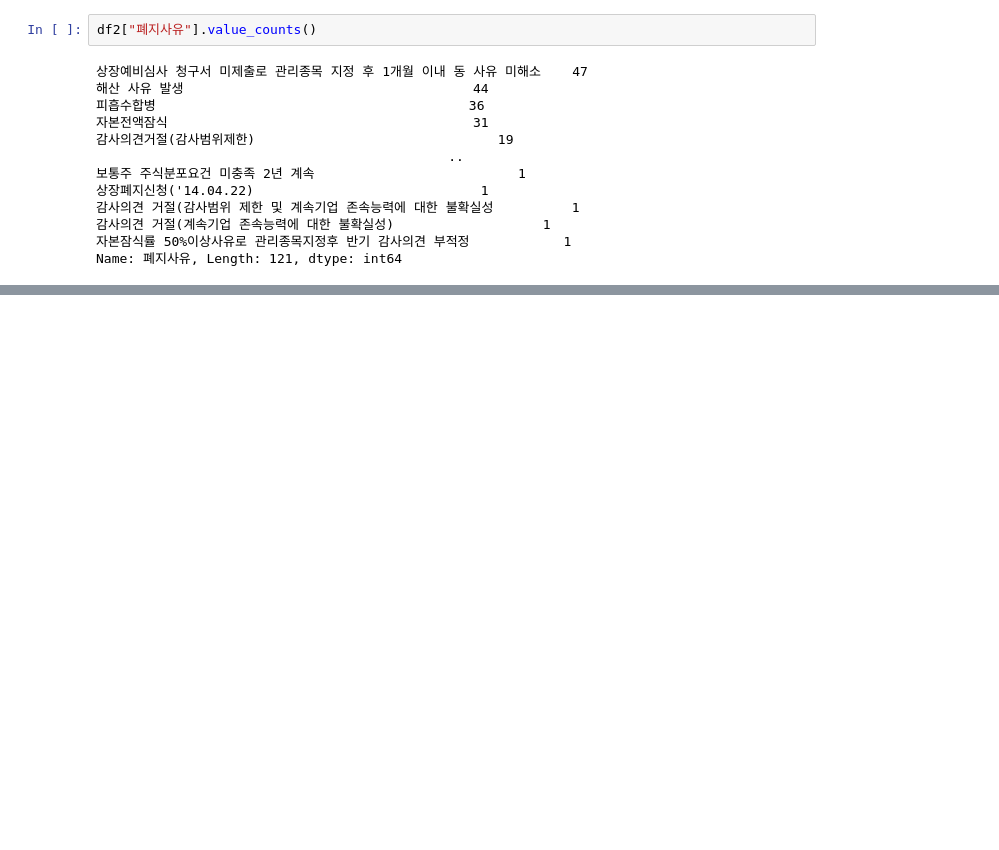
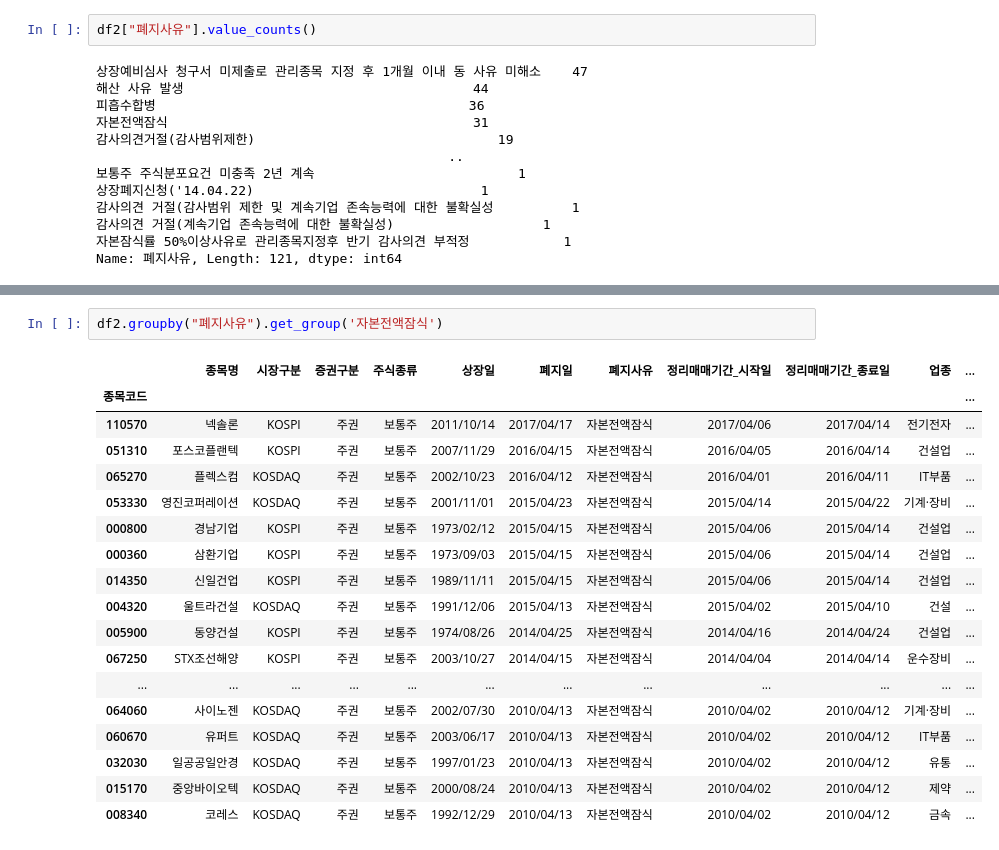
Before and after one commit to BDooHyun/ubion_python_class_01, a Jupyter notebook: 공모전/상장폐지.ipynb, the cells around one changed output, grey strips where cells are left out. Cells and saved outputs as stored; diff of their text form; blank space fills up the shorter version.

```diff
--- a/공모전/상장폐지.ipynb
+++ b/공모전/상장폐지.ipynb
@@ -80,2 +79,23 @@ df2.groupby("폐지사유").get_group('상장예비심사 청구서 미제출로
+# %%
+df2.groupby("폐지사유").get_group('자본전액잠식')
+# %% [output]
+|  | 종목명 | 시장구분 | 증권구분 | 주식종류 | 상장일 | 폐지일 | 폐지사유 | 정리매매기간_시작일 | 정리매매기간_종료일 | 업종 | ... |
+| 종목코드 |  |  |  |  |  |  |  |  |  |  | ... |
+| 110570 | 넥솔론 | KOSPI | 주권 | 보통주 | 2011/10/14 | 2017/04/17 | 자본전액잠식 | 2017/04/06 | 2017/04/14 | 전기전자 | ... |
+| 051310 | 포스코플랜텍 | KOSPI | 주권 | 보통주 | 2007/11/29 | 2016/04/15 | 자본전액잠식 | 2016/04/05 | 2016/04/14 | 건설업 | ... |
+| 065270 | 플렉스컴 | KOSDAQ | 주권 | 보통주 | 2002/10/23 | 2016/04/12 | 자본전액잠식 | 2016/04/01 | 2016/04/11 | IT부품 | ... |
+| 053330 | 영진코퍼레이션 | KOSDAQ | 주권 | 보통주 | 2001/11/01 | 2015/04/23 | 자본전액잠식 | 2015/04/14 | 2015/04/22 | 기계·장비 | ... |
+| 000800 | 경남기업 | KOSPI | 주권 | 보통주 | 1973/02/12 | 2015/04/15 | 자본전액잠식 | 2015/04/06 | 2015/04/14 | 건설업 | ... |
+| 000360 | 삼환기업 | KOSPI | 주권 | 보통주 | 1973/09/03 | 2015/04/15 | 자본전액잠식 | 2015/04/06 | 2015/04/14 | 건설업 | ... |
+| 014350 | 신일건업 | KOSPI | 주권 | 보통주 | 1989/11/11 | 2015/04/15 | 자본전액잠식 | 2015/04/06 | 2015/04/14 | 건설업 | ... |
+| 004320 | 울트라건설 | KOSDAQ | 주권 | 보통주 | 1991/12/06 | 2015/04/13 | 자본전액잠식 | 2015/04/02 | 2015/04/10 | 건설 | ... |
+| 005900 | 동양건설 | KOSPI | 주권 | 보통주 | 1974/08/26 | 2014/04/25 | 자본전액잠식 | 2014/04/16 | 2014/04/24 | 건설업 | ... |
+| 067250 | STX조선해양 | KOSPI | 주권 | 보통주 | 2003/10/27 | 2014/04/15 | 자본전액잠식 | 2014/04/04 | 2014/04/14 | 운수장비 | ... |
+| ... | ... | ... | ... | ... | ... | ... | ... | ... | ... | ... | ... |
+| 064060 | 사이노젠 | KOSDAQ | 주권 | 보통주 | 2002/07/30 | 2010/04/13 | 자본전액잠식 | 2010/04/02 | 2010/04/12 | 기계·장비 | ... |
+| 060670 | 유퍼트 | KOSDAQ | 주권 | 보통주 | 2003/06/17 | 2010/04/13 | 자본전액잠식 | 2010/04/02 | 2010/04/12 | IT부품 | ... |
+| 032030 | 일공공일안경 | KOSDAQ | 주권 | 보통주 | 1997/01/23 | 2010/04/13 | 자본전액잠식 | 2010/04/02 | 2010/04/12 | 유통 | ... |
+| 015170 | 중앙바이오텍 | KOSDAQ | 주권 | 보통주 | 2000/08/24 | 2010/04/13 | 자본전액잠식 | 2010/04/02 | 2010/04/12 | 제약 | ... |
+| 008340 | 코레스 | KOSDAQ | 주권 | 보통주 | 1992/12/29 | 2010/04/13 | 자본전액잠식 | 2010/04/02 | 2010/04/12 | 금속 | ... |
 # %%
 df2.loc["폐지사유"]
```
Also changed, not shown: parts of 3 cells of this notebook, 1 other file.
